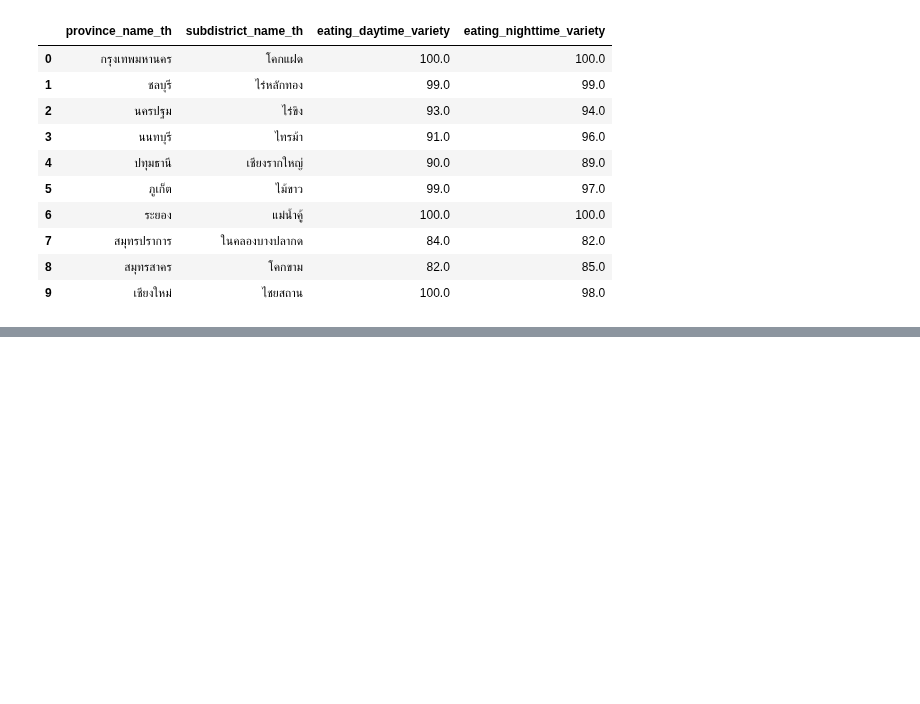
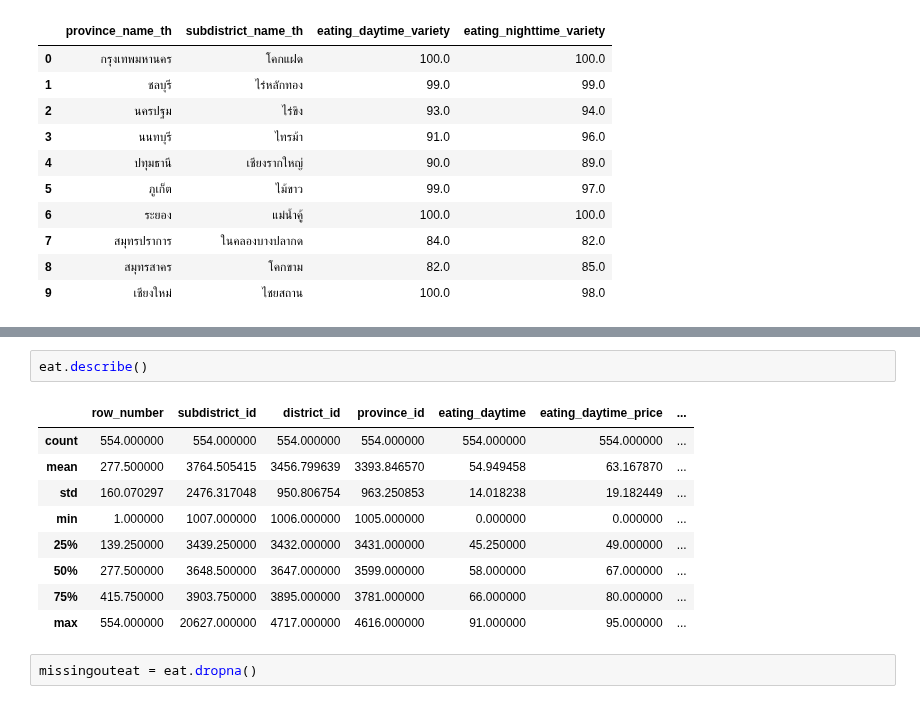
Before and after one commit to sucheerarighthere/BasicProg_DataViz65, a Jupyter notebook: midterm65.ipynb, the cells around one changed output, grey strips where cells are left out. Cells and saved outputs as stored; diff of their text form; blank space fills up the shorter version.

```diff
--- a/midterm65.ipynb
+++ b/midterm65.ipynb
@@ -426,0 +300,14 @@ Name: 42.0, dtype: object)
+# %%
+eat.describe()
+# %% [output]
+|  | row_number | subdistrict_id | district_id | province_id | eating_daytime | eating_daytime_price | ... |
+| count | 554.000000 | 554.000000 | 554.000000 | 554.000000 | 554.000000 | 554.000000 | ... |
+| mean | 277.500000 | 3764.505415 | 3456.799639 | 3393.846570 | 54.949458 | 63.167870 | ... |
+| std | 160.070297 | 2476.317048 | 950.806754 | 963.250853 | 14.018238 | 19.182449 | ... |
+| min | 1.000000 | 1007.000000 | 1006.000000 | 1005.000000 | 0.000000 | 0.000000 | ... |
+| 25% | 139.250000 | 3439.250000 | 3432.000000 | 3431.000000 | 45.250000 | 49.000000 | ... |
+| 50% | 277.500000 | 3648.500000 | 3647.000000 | 3599.000000 | 58.000000 | 67.000000 | ... |
+| 75% | 415.750000 | 3903.750000 | 3895.000000 | 3781.000000 | 66.000000 | 80.000000 | ... |
+| max | 554.000000 | 20627.000000 | 4717.000000 | 4616.000000 | 91.000000 | 95.000000 | ... |
+# %%
+missingouteat = eat.dropna()
```
Also changed, not shown: parts of 17 cells of this notebook.
